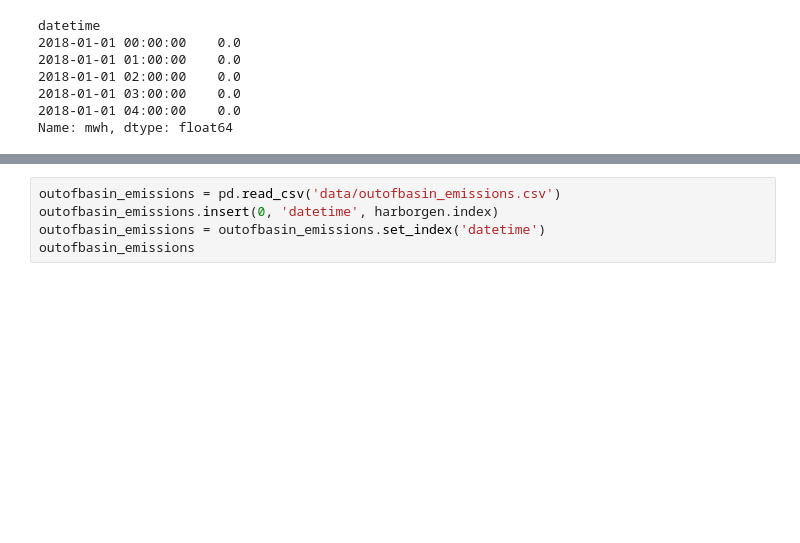
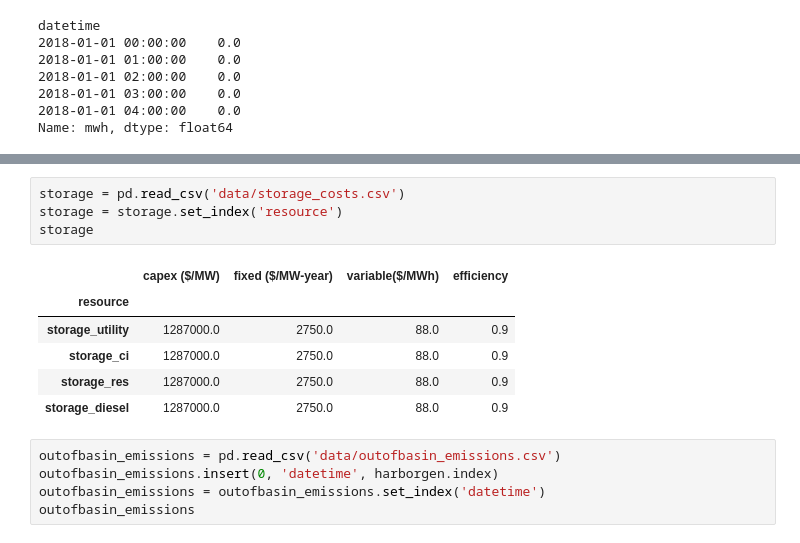
Before and after one commit to PSEHE/harboropt, a Jupyter notebook: storage.ipynb, the cells around one changed output, grey strips where cells are left out. Cells and saved outputs as stored; diff of their text form; blank space fills up the shorter version.

Commit message:
complete storage notebook

```diff
--- a/storage.ipynb
+++ b/storage.ipynb
@@ -82,6 +84,17 @@ resources
 | ee_8 | n | NaN | n | 8.0 | NaN | 0.00 | 0.00 | 0.00 | 0.00 | 0.00 | ... |
 | ee_9 | n | NaN | n | 9.0 | NaN | 0.00 | 0.00 | 0.00 | 0.00 | 0.00 | ... |
 | ee_10 | n | NaN | n | 10.0 | NaN | 0.00 | 0.00 | 0.00 | 0.00 | 0.00 | ... |
+# %%
+storage = pd.read_csv('data/storage_costs.csv')
+storage = storage.set_index('resource')
+storage
+# %% [output]
+|  | capex ($/MW) | fixed ($/MW-year) | variable($/MWh) | efficiency |
+| resource |  |  |  |  |
+| storage_utility | 1287000.0 | 2750.0 | 88.0 | 0.9 |
+| storage_ci | 1287000.0 | 2750.0 | 88.0 | 0.9 |
+| storage_res | 1287000.0 | 2750.0 | 88.0 | 0.9 |
+| storage_diesel | 1287000.0 | 2750.0 | 88.0 | 0.9 |
 # %%
 outofbasin_emissions = pd.read_csv('data/outofbasin_emissions.csv')
 outofbasin_emissions.insert(0, 'datetime', harborgen.index)
```
Also changed, not shown: parts of 17 cells of this notebook, 3 other files.
